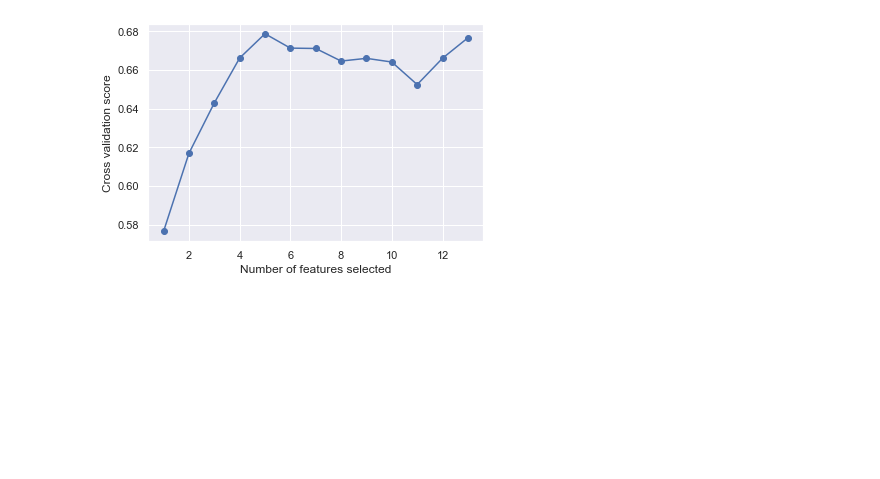
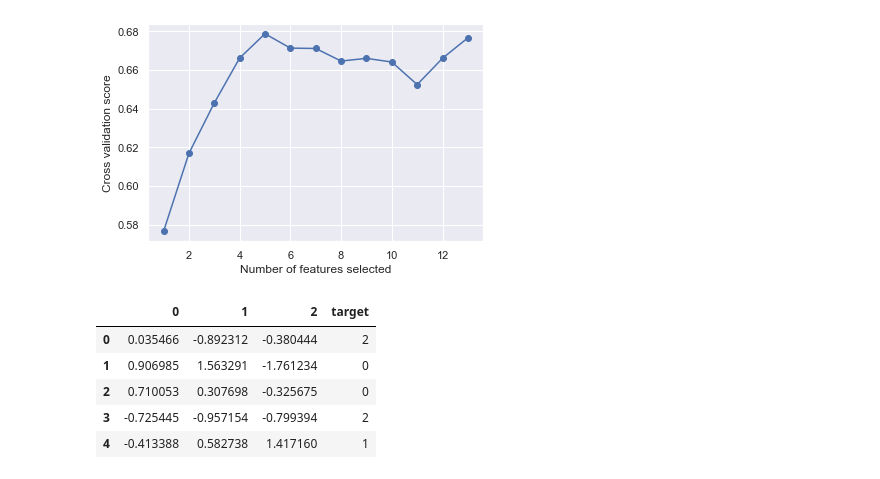
Before and after one commit to nshahpazov/fes-in-python, a Jupyter notebook: 02-illustrative-example.ipynb, the cells around one changed output. Cells and saved outputs as stored; diff of their text form; code cells hidden in the pictures; blank space fills up the shorter version.

```diff
--- a/02-illustrative-example.ipynb
+++ b/02-illustrative-example.ipynb
@@ -643,3 +644,20 @@ plt.show()
 # Boosting
 # SVM
 # Regression Metrics
+# %%
+import pandas as pd
+import numpy as np
+from sklearn.datasets import make_classification
+from sklearn.model_selection import train_test_split, StratifiedKFold, StratifiedShuffleSplit, KFold
+
+make_class = make_classification(n_samples=500, n_features=3, n_redundant=0, n_informative=2, n_classes=3, n_clusters_per_class=1, random_state=11)
+data = pd.DataFrame(make_class[0],columns=range(make_class[0].shape[1]))
+data['target'] = make_class[1]
+data.head()
+# %% [output]
+|  | 0 | 1 | 2 | target |
+| 0 | 0.035466 | -0.892312 | -0.380444 | 2 |
+| 1 | 0.906985 | 1.563291 | -1.761234 | 0 |
+| 2 | 0.710053 | 0.307698 | -0.325675 | 0 |
+| 3 | -0.725445 | -0.957154 | -0.799394 | 2 |
+| 4 | -0.413388 | 0.582738 | 1.417160 | 1 |
```
Also changed, not shown: parts of 2 cells of this notebook, 9 other files.
